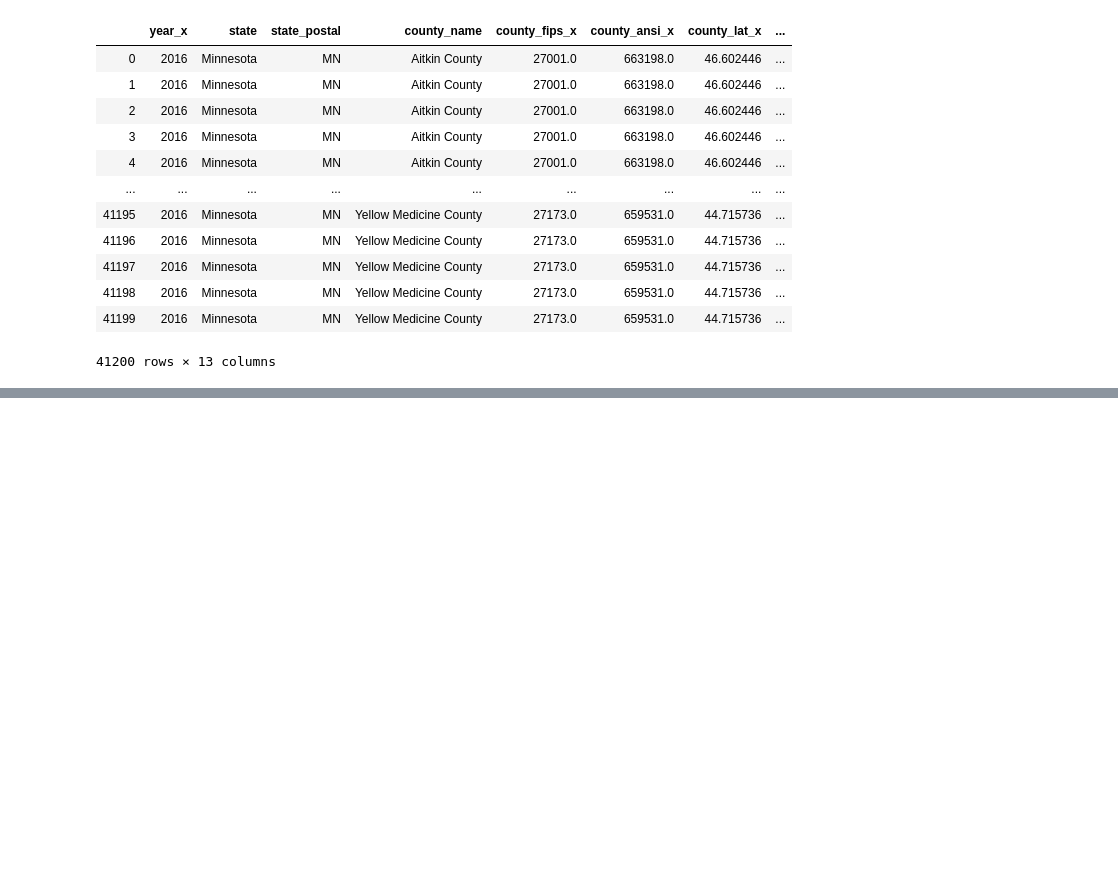
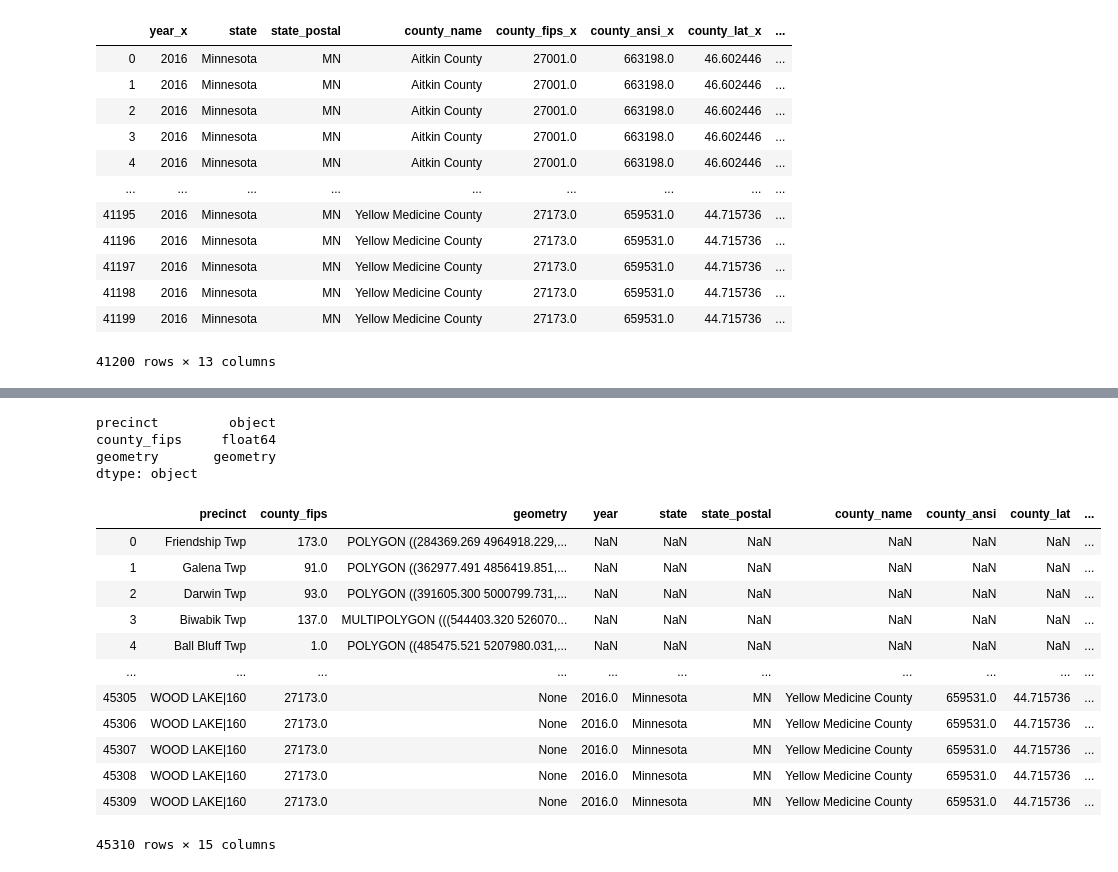
Before and after one commit to VallieTracy/Pres-Election-Partisan-Breakdown, a Jupyter notebook: precincts_main.ipynb, the cells around one changed output, grey strips where cells are left out. Drawn from its saved outputs; the diff is of its cells as text; code cells hidden in the pictures; blank space fills up the shorter version.

```diff
--- a/precincts_main.ipynb
+++ b/precincts_main.ipynb
@@ -252,0 +203,5 @@ mn_df.groupby(['precinct']).sum()
+# %%
+# Rename the columns that I'm going to keep
+prec_shp = prec_shp.rename(columns = {'PCTNAME': 'precinct',
+                                      'COUNTYFIPS': 'county_fips'})
+prec_shp.head()
@@ -252,0 +215,3 @@ mn_df.groupby(['precinct']).sum()
+# %%
+prec_shp = prec_shp[['precinct', 'county_fips', 'geometry']]
+prec_shp
@@ -252,0 +232,26 @@ mn_df.groupby(['precinct']).sum()
+# %%
+prec_shp['county_fips'] = prec_shp['county_fips'].astype(float)
+prec_shp.dtypes
+# %% [output]
+precinct         object
+county_fips     float64
+geometry       geometry
+dtype: object
+# %%
+shp_merge = prec_shp.merge(merged_df, how='outer')
+# %%
+shp_merge
+# %% [output]
+|  | precinct | county_fips | geometry | year | state | state_postal | county_name | county_ansi | county_lat | ... |
+| 0 | Friendship Twp | 173.0 | POLYGON ((284369.269 4964918.229,... | NaN | NaN | NaN | NaN | NaN | NaN | ... |
+| 1 | Galena Twp | 91.0 | POLYGON ((362977.491 4856419.851,... | NaN | NaN | NaN | NaN | NaN | NaN | ... |
+| 2 | Darwin Twp | 93.0 | POLYGON ((391605.300 5000799.731,... | NaN | NaN | NaN | NaN | NaN | NaN | ... |
+| 3 | Biwabik Twp | 137.0 | MULTIPOLYGON (((544403.320 526070... | NaN | NaN | NaN | NaN | NaN | NaN | ... |
+| 4 | Ball Bluff Twp | 1.0 | POLYGON ((485475.521 5207980.031,... | NaN | NaN | NaN | NaN | NaN | NaN | ... |
+| ... | ... | ... | ... | ... | ... | ... | ... | ... | ... | ... |
+| 45305 | WOOD LAKE|160 | 27173.0 | None | 2016.0 | Minnesota | MN | Yellow Medicine County | 659531.0 | 44.715736 | ... |
+| 45306 | WOOD LAKE|160 | 27173.0 | None | 2016.0 | Minnesota | MN | Yellow Medicine County | 659531.0 | 44.715736 | ... |
+| 45307 | WOOD LAKE|160 | 27173.0 | None | 2016.0 | Minnesota | MN | Yellow Medicine County | 659531.0 | 44.715736 | ... |
+| 45308 | WOOD LAKE|160 | 27173.0 | None | 2016.0 | Minnesota | MN | Yellow Medicine County | 659531.0 | 44.715736 | ... |
+| 45309 | WOOD LAKE|160 | 27173.0 | None | 2016.0 | Minnesota | MN | Yellow Medicine County | 659531.0 | 44.715736 | ... |
+45310 rows × 15 columns
```
Also changed, not shown: parts of 24 cells of this notebook, 1 other file.
